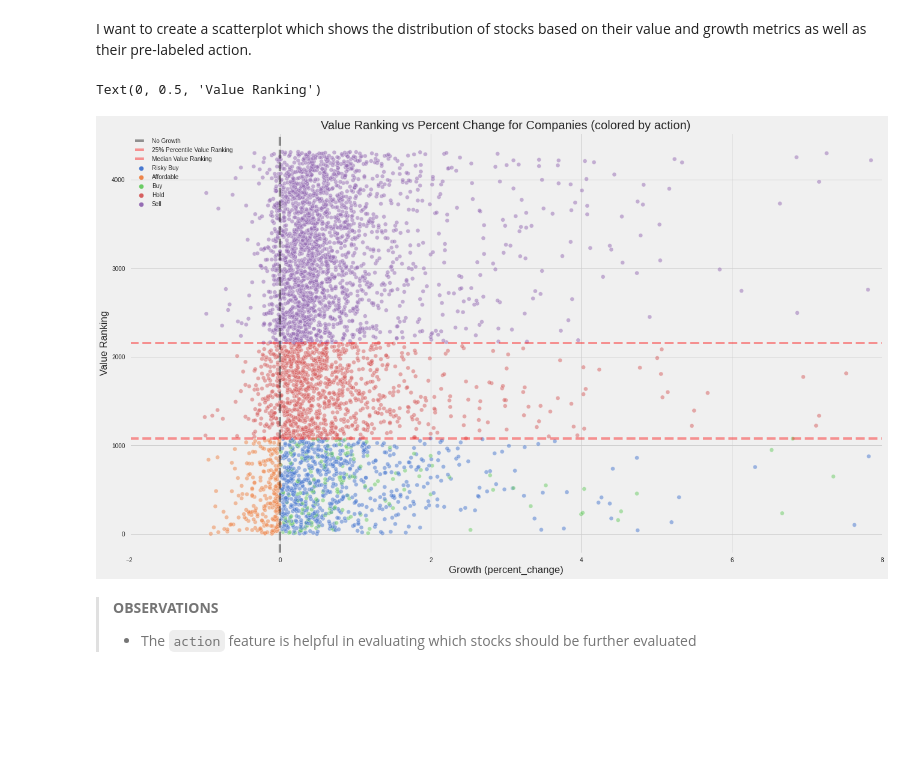
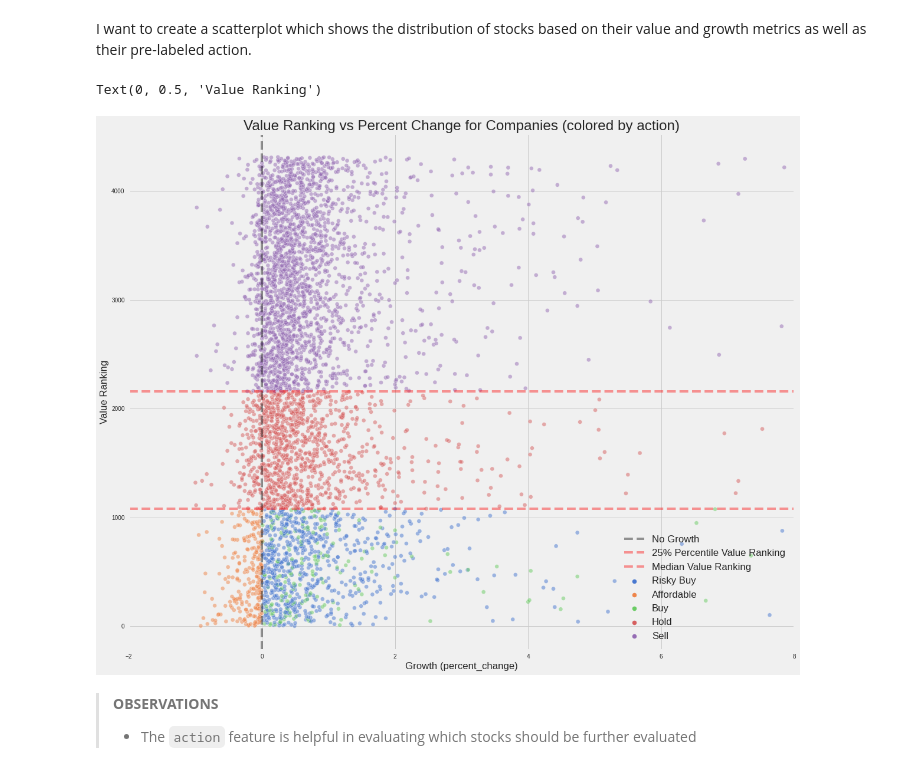
Before and after one commit to bentson1187/Stock-Market-Inefficiency-Analysis, a Jupyter notebook: Analysis Notebook.ipynb, the cells around one changed output. Cells and saved outputs as stored; diff of their text form; code cells hidden in the pictures; blank space fills up the shorter version.

```diff
--- a/Analysis Notebook.ipynb
+++ b/Analysis Notebook.ipynb
@@ -1108,27 +1132,28 @@ fig.show()
 I want to create a scatterplot which shows the distribution of stocks based on their value and growth metrics as well as their pre-labeled action.
 # %%
 #plot value ranking vs growth
-fig, ax = plt.subplots()
+fig, ax = plt.subplots(figsize=(18,15))
 
 sns.scatterplot(data=df_explore, x='percent_change',y='value_ranking', hue='action',
                 alpha=0.5, ax=ax)
 
 ax.axvline(x=0, color='black', linestyle='--', label='No Growth', alpha=0.4);
 
 ax.axhline(y=df_explore['value_ranking'].quantile(q=0.25), color='red', linestyle='--',
                         label='25% Percentile Value Ranking', alpha=0.4);
 
 ax.axhline(y=df_explore['value_ranking'].quantile(q=0.50), color='red', linestyle='--',
                         label='Median Value Ranking', alpha=0.4);
 
 ax.set_xlim(-2,8)
-ax.legend();
-plt.title('Value Ranking vs Percent Change for Companies (colored by action)')
-plt.xlabel('Growth (percent_change)')
-plt.ylabel('Value Ranking')
+ax.legend(fontsize='large');
+plt.title('Value Ranking vs Percent Change for Companies (colored by action)',
+          fontsize='xx-large')
+plt.xlabel('Growth (percent_change)', fontsize='large')
+plt.ylabel('Value Ranking', fontsize='large')
 # %% [output]
 Text(0, 0.5, 'Value Ranking')
-[figure, old version]
+[figure, new version]
 # %% [markdown]
 > **OBSERVATIONS**
 > - The `action` feature is helpful in evaluating which stocks should be further evaluated
```
Also changed, not shown: parts of 24 cells of this notebook.
